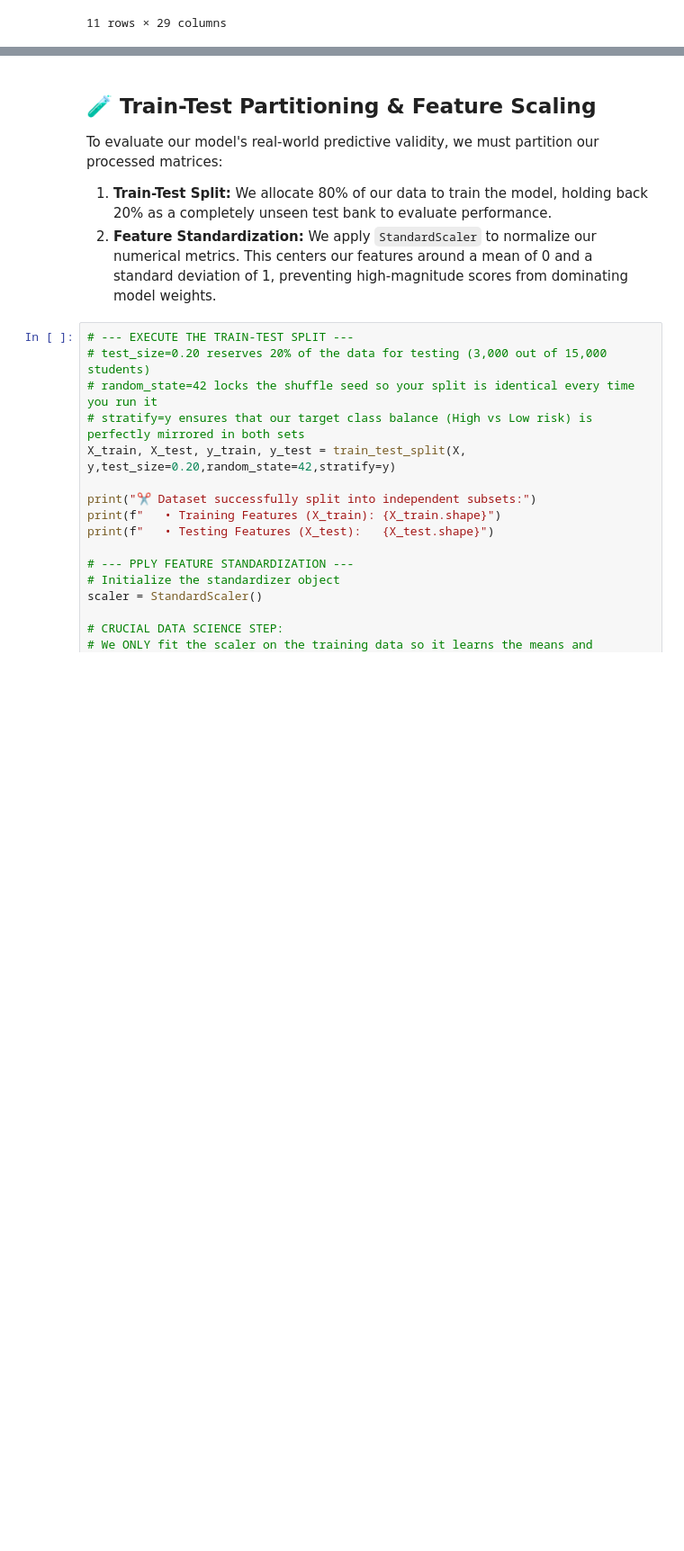
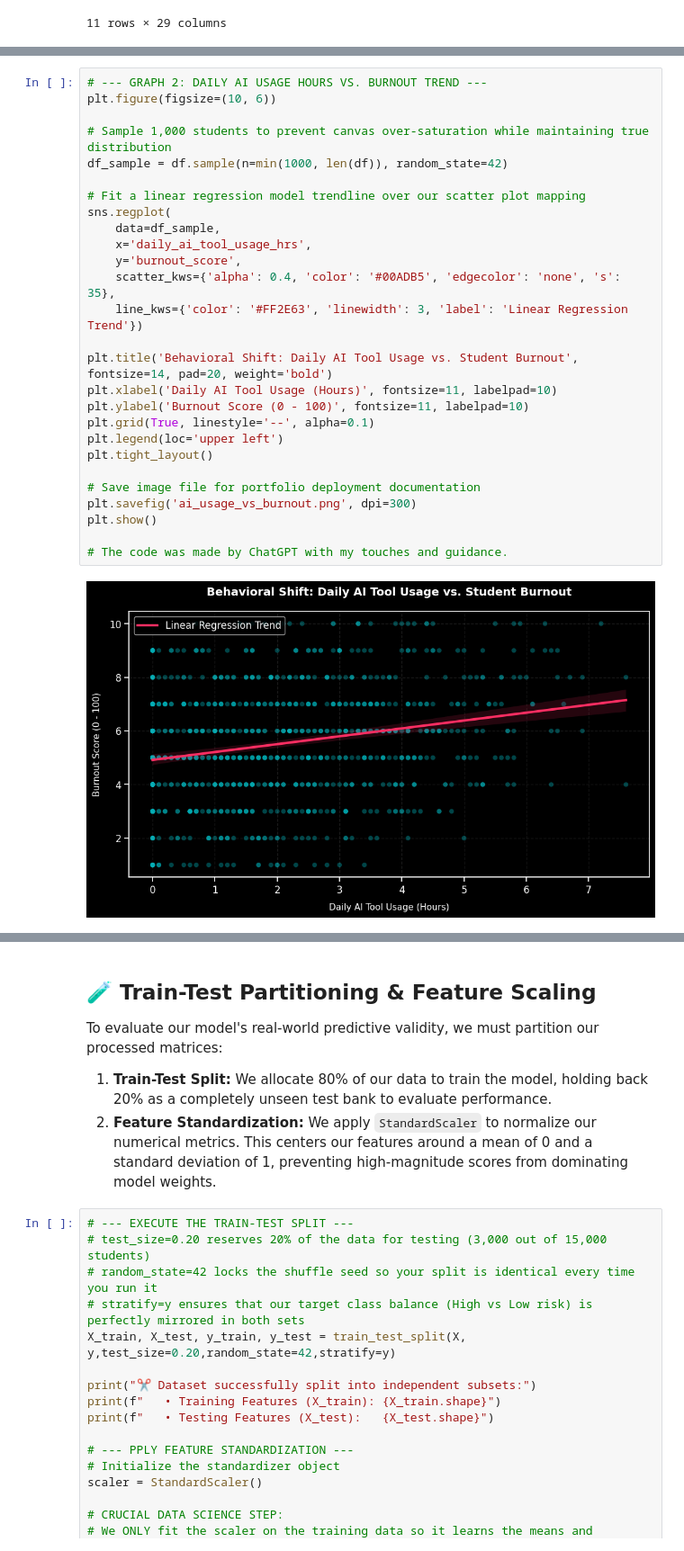
Before and after one commit to MaykInvest/AI_Dependency, a Jupyter notebook: project.ipynb, the cells around one changed output, grey strips where cells are left out. Shown at 90% size. Saved outputs shown, nothing was run; the diff lists cells and outputs as text; blank space fills up the shorter version.

```diff
--- a/project.ipynb
+++ b/project.ipynb
@@ -373 +333,30 @@ plt.show()
+# %%
+# --- GRAPH 2: DAILY AI USAGE HOURS VS. BURNOUT TREND ---
+plt.figure(figsize=(10, 6))
+
+# Sample 1,000 students to prevent canvas over-saturation while maintaining true distribution
+df_sample = df.sample(n=min(1000, len(df)), random_state=42)
+
+# Fit a linear regression model trendline over our scatter plot mapping
+sns.regplot(
+    data=df_sample,
+    x='daily_ai_tool_usage_hrs',
+    y='burnout_score',
+    scatter_kws={'alpha': 0.4, 'color': '#00ADB5', 'edgecolor': 'none', 's': 35},
+    line_kws={'color': '#FF2E63', 'linewidth': 3, 'label': 'Linear Regression Trend'})
+
+plt.title('Behavioral Shift: Daily AI Tool Usage vs. Student Burnout', fontsize=14, pad=20, weight='bold')
+plt.xlabel('Daily AI Tool Usage (Hours)', fontsize=11, labelpad=10)
+plt.ylabel('Burnout Score (0 - 100)', fontsize=11, labelpad=10)
+plt.grid(True, linestyle='--', alpha=0.1)
+plt.legend(loc='upper left')
+plt.tight_layout()
+
+# Save image file for portfolio deployment documentation
+plt.savefig('ai_usage_vs_burnout.png', dpi=300)
+plt.show()
+
+# The code was made by ChatGPT with my touches and guidance.
+# %% [output]
+[figure, added]
 # %% [markdown]
```
Also changed, not shown: parts of 16 cells of this notebook, 2 other files.
